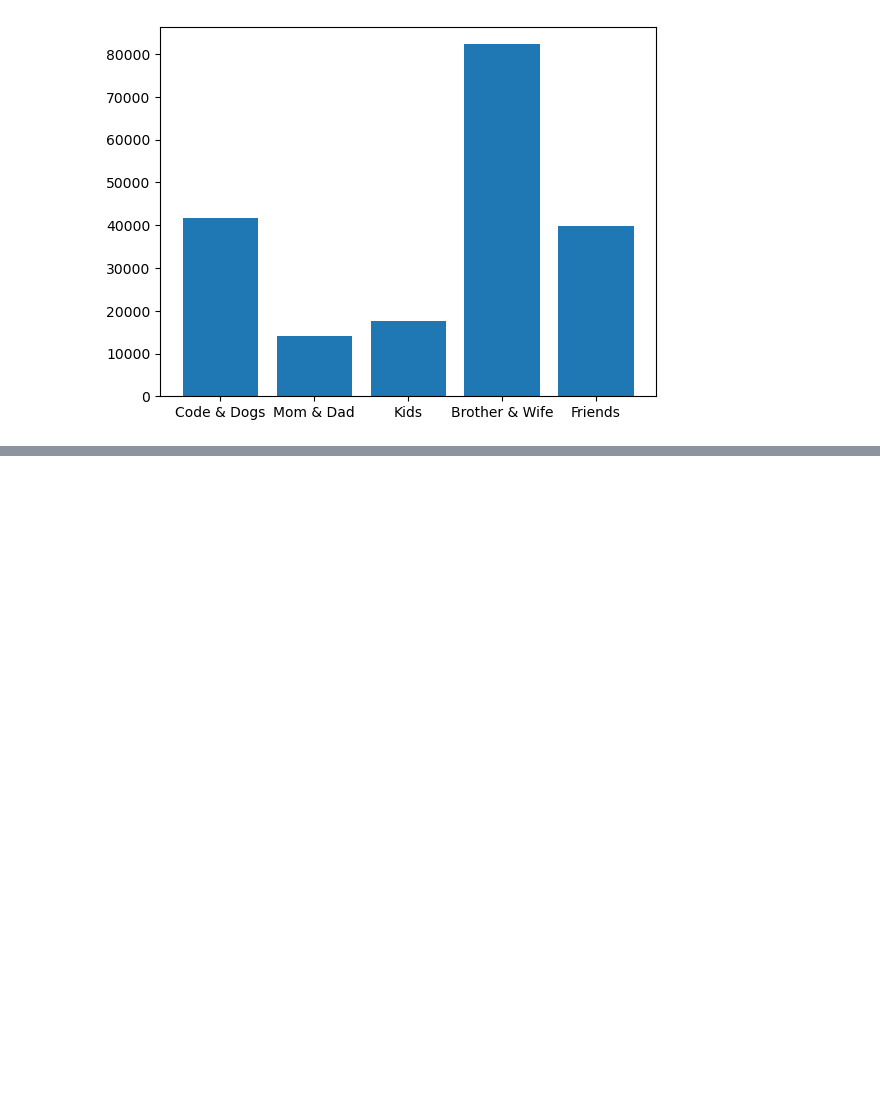
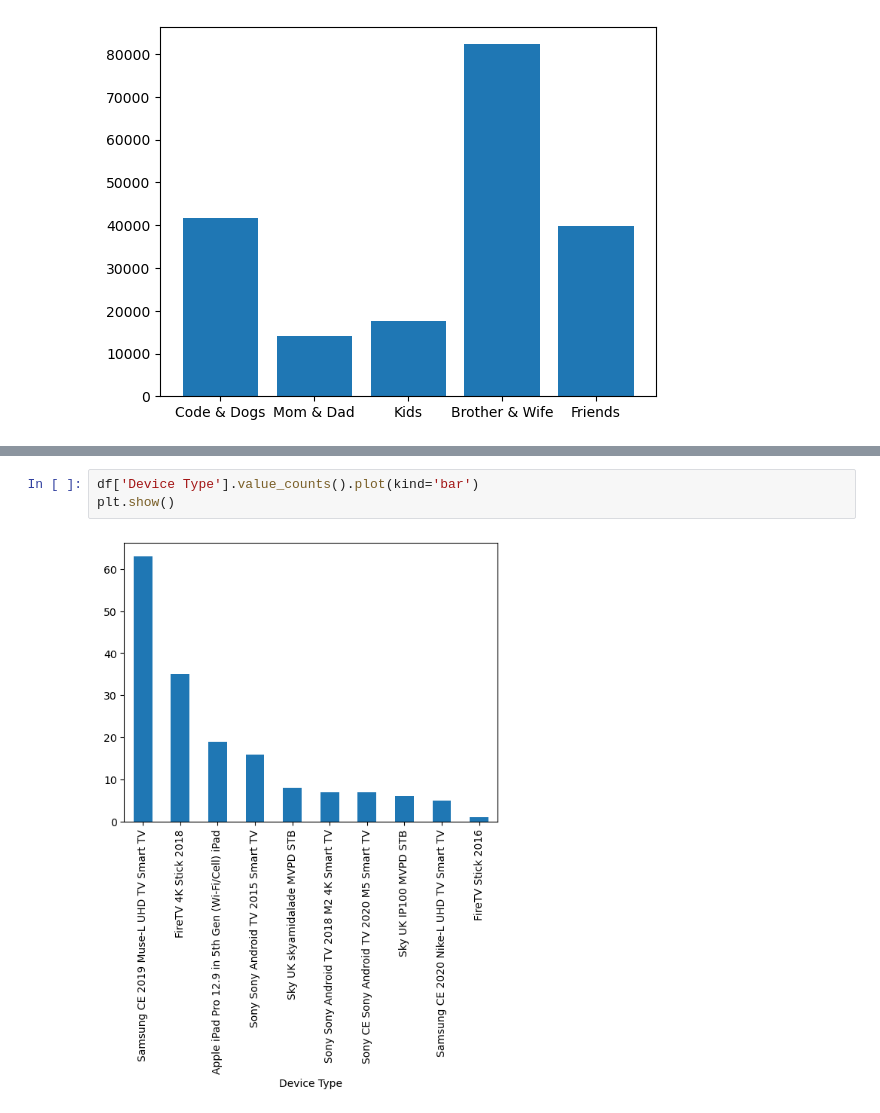
Before and after one commit to dizam/Netflix-Python-Data, a Jupyter notebook: netflix analysis.ipynb, the cells around one changed output, grey strips where cells are left out. Cells and saved outputs as stored; diff of their text form; blank space fills up the shorter version.

Commit message:
finishing the code analysis on average viewing duration and devices used

```diff
--- a/netflix analysis.ipynb
+++ b/netflix analysis.ipynb
@@ -187,0 +273,5 @@ plt.show()
+# %%
+df['Device Type'].value_counts().plot(kind='bar')
+plt.show()
+# %% [output]
+[figure, added]
```
Also changed, not shown: parts of 19 cells of this notebook.
